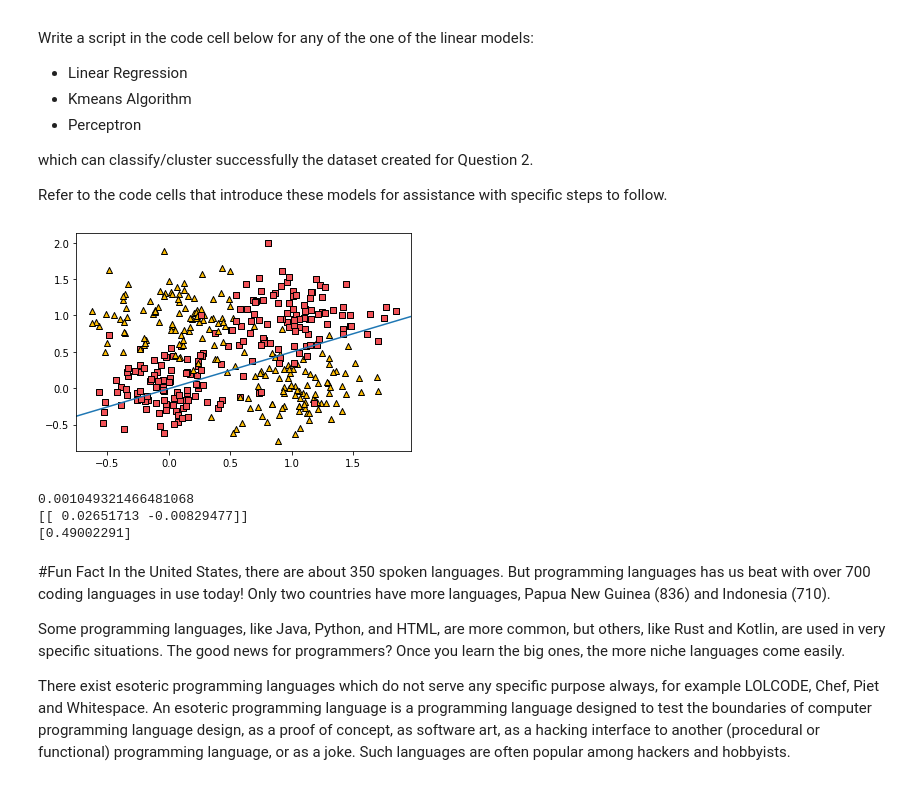
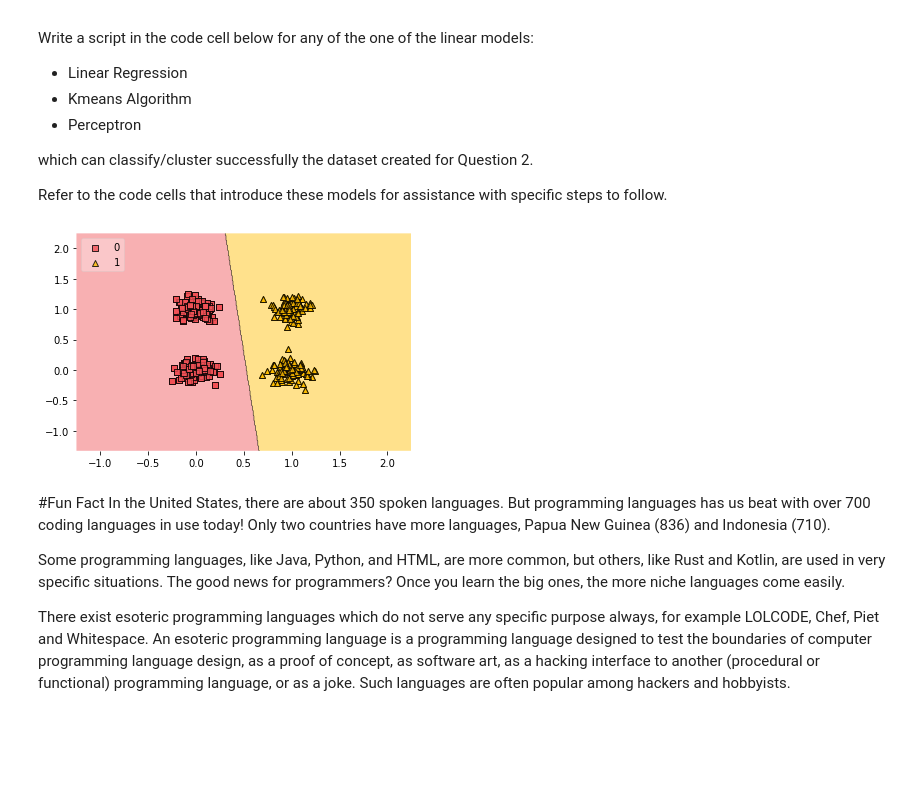
Before and after one commit to Monwaruli/FutureMakers22, a Jupyter notebook: Day_3_Intro_to_Deep_Learning_Monwarul.ipynb, the cells around one changed output. Drawn from its saved outputs; the diff is of its cells as text; code cells hidden in the pictures; blank space fills up the shorter version.

```diff
--- a/Day_3_Intro_to_Deep_Learning_Monwarul.ipynb
+++ b/Day_3_Intro_to_Deep_Learning_Monwarul.ipynb
@@ -244,11 +244,14 @@ for i in range(2):
     for j in range(2):
         for _ in range(100):
             if (i+j)%2==0:
-                data.append([np.random.normal(0, 0.3) + i, np.random.normal(0, 0.3) + j])
+                data.append([np.random.normal(0, 0.1) + i, np.random.normal(0, 0.1) + j])
                 target.append([0])
             else:
-                data.append([np.random.normal(0, 0.3) + i, np.random.normal(0, 0.3)+ j] )
+                data.append([np.random.normal(0, 0.1) + i, np.random.normal(0, 0.1)+ j] )
                 target.append([1])
+
+
+# Visualizing the data; plt.scatter creates a scatter plot
 
 for i in range(len(data)):
     if target[i][0] == 0:
@@ -277,46 +280,45 @@ Refer to the code cells that introduce these models for assistance with specific
 # %%
 #Data Clusters
 data = []
 
 #Target Class Information
 target = []
 
 #Instantiate Random Points
 for i in range(2):
     for j in range(2):
         for _ in range(100):
-            if (i+j)%2==0:
-                data.append([np.random.normal(0, 0.3) + i, np.random.normal(0, 0.3) + j])
+            if (i)%2==0:
+                data.append([np.random.normal(0, 0.1) + i, np.random.normal(0, 0.1) + j])
                 target.append([0])
             else:
-                data.append([np.random.normal(0, 0.3) + i, np.random.normal(0, 0.3)+ j] )
+                data.append([np.random.normal(0, 0.1) + i, np.random.normal(0, 0.1)+ j] )
                 target.append([1])
+
+
+# Visualizing the data; plt.scatter creates a scatter plot
 
 for i in range(len(data)):
     if target[i][0] == 0:
         plt.scatter(data[i][0] ,data[i][1] , c='#F15156', marker = 's', edgecolor = 'black')
     else:
         plt.scatter(data[i][0] ,data[i][1] , c='#FFBD00', marker = '^', edgecolor = 'black')
 
+
+# Perceptron
+percept =  Perceptron(tol=1e-3, random_state=0)
+percept.fit(data,target)
+percept.score(data,target)
+
 #Create a numpy array of the datapoints and target classes created
 data = np.array(data)
 target = np.array(target)
 
-plt.axline(reg.coef_[0], slope = reg.intercept_)
+target = target.reshape((-1))
+plot_decision_regions(data, target, clf=percept, legend=2,colors = '#F15156,#FFBD00')
 plt.show()
-
-# Linear Regression
-
-# Visualize the performance of these models
-reg = LinearRegression().fit(data, target)
-print(reg.score(data, target))
-print(reg.coef_)
-print(reg.intercept_)
 # %% [output]
-[figure, old version]
+[figure, new version]
-0.001049321466481068
-[[ 0.02651713 -0.00829477]]
-[0.49002291]
 # %% [markdown]
 #Fun Fact
 In the United States, there are about 350 spoken languages. But programming languages has us beat with over 700 coding languages in use today! Only two countries have more languages, Papua New Guinea (836) and Indonesia (710).
```
Also changed, not shown: parts of 16 cells of this notebook.
